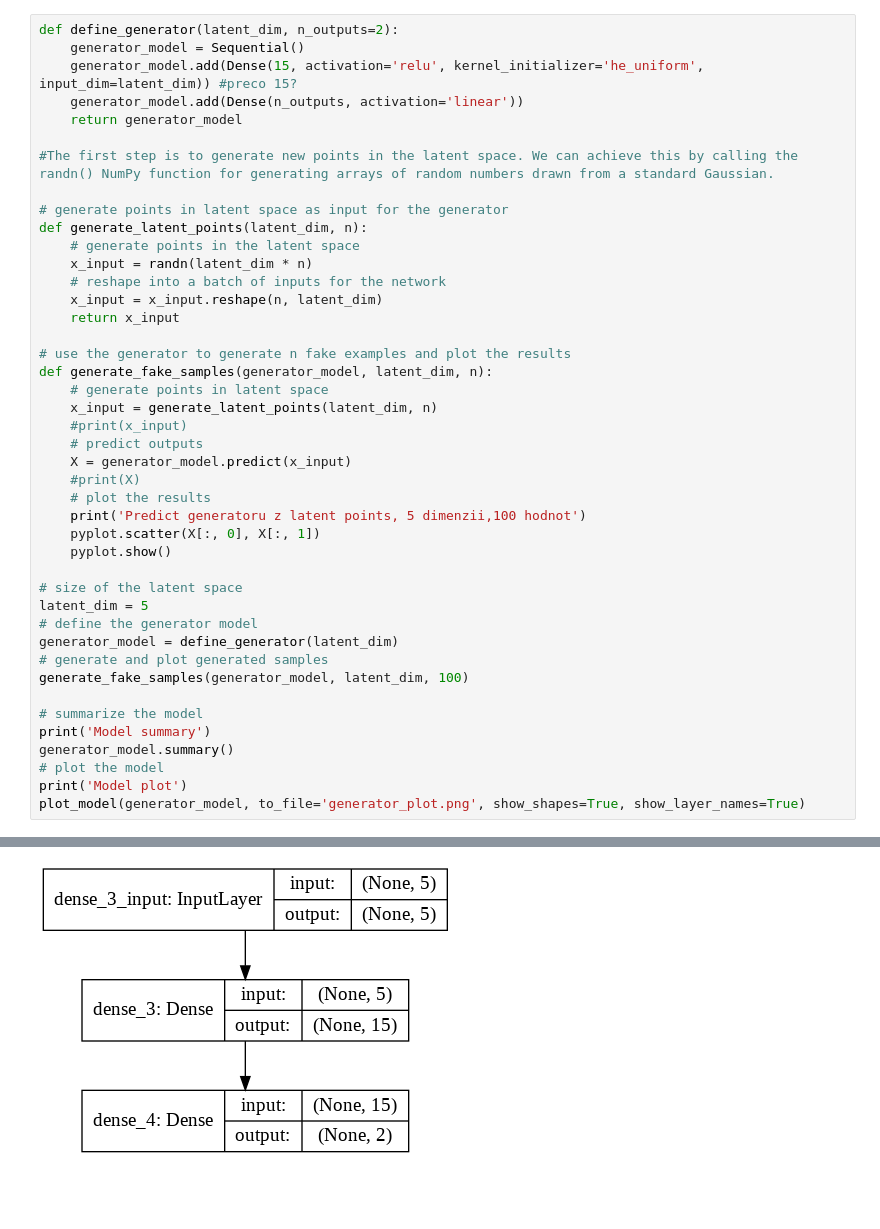
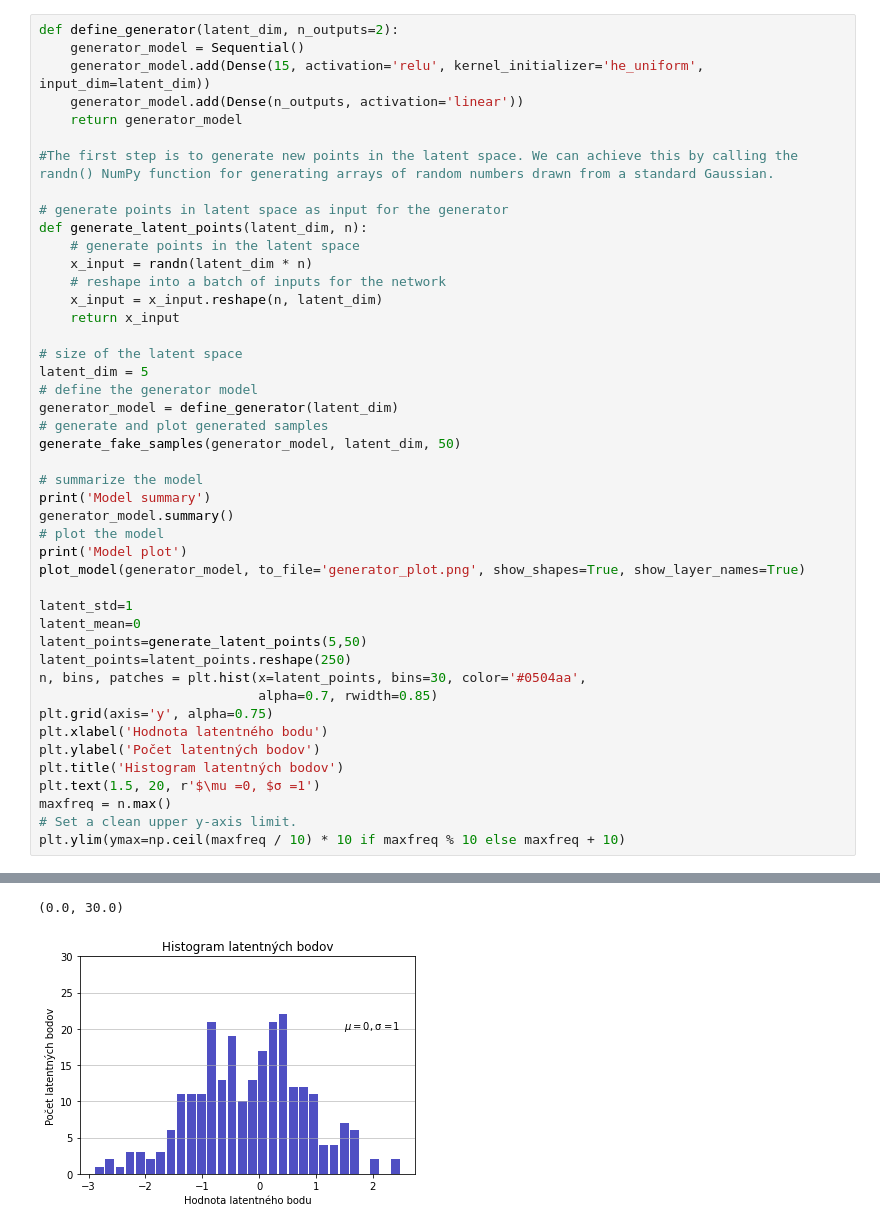
Before and after one commit to Shegy12/GAN-for-generating-artificial-ECG-data, a Jupyter notebook: GAN_1D_functions.ipynb, the cells around one changed output, grey strips where cells are left out. Drawn from its saved outputs; the diff is of its cells as text; blank space fills up the shorter version.

```diff
--- a/GAN_1D_functions.ipynb
+++ b/GAN_1D_functions.ipynb
@@ -247,7 +160,7 @@ The size of the latent dimension is parameterized in case we want to play with i
 # %%
 def define_generator(latent_dim, n_outputs=2):
 	generator_model = Sequential()
-	generator_model.add(Dense(15, activation='relu', kernel_initializer='he_uniform', input_dim=latent_dim)) #preco 15?
+	generator_model.add(Dense(15, activation='relu', kernel_initializer='he_uniform', input_dim=latent_dim))
 	generator_model.add(Dense(n_outputs, activation='linear'))
 	return generator_model
 
@@ -261,25 +174,12 @@ def generate_latent_points(latent_dim, n):
 	x_input = x_input.reshape(n, latent_dim)
 	return x_input
 
-# use the generator to generate n fake examples and plot the results
-def generate_fake_samples(generator_model, latent_dim, n):
-	# generate points in latent space
-	x_input = generate_latent_points(latent_dim, n)
-	#print(x_input)
-	# predict outputs
-	X = generator_model.predict(x_input)
-	#print(X)
-	# plot the results
-	print('Predict generatoru z latent points, 5 dimenzii,100 hodnot')
-	pyplot.scatter(X[:, 0], X[:, 1])
-	pyplot.show()
-
 # size of the latent space
 latent_dim = 5
 # define the generator model
 generator_model = define_generator(latent_dim)
 # generate and plot generated samples
-generate_fake_samples(generator_model, latent_dim, 100)
+generate_fake_samples(generator_model, latent_dim, 50)
 
 # summarize the model
 print('Model summary')
@@ -287,4 +187,19 @@ generator_model.summary()
 # plot the model
 print('Model plot')
 plot_model(generator_model, to_file='generator_plot.png', show_shapes=True, show_layer_names=True)
+
+latent_std=1
+latent_mean=0
+latent_points=generate_latent_points(5,50)
+latent_points=latent_points.reshape(250)
+n, bins, patches = plt.hist(x=latent_points, bins=30, color='#0504aa',
+                            alpha=0.7, rwidth=0.85)
+plt.grid(axis='y', alpha=0.75)
+plt.xlabel('Hodnota latentného bodu')
+plt.ylabel('Počet latentných bodov')
+plt.title('Histogram latentných bodov')
+plt.text(1.5, 20, r'$\mu =0, $σ =1')
+maxfreq = n.max()
+# Set a clean upper y-axis limit.
+plt.ylim(ymax=np.ceil(maxfreq / 10) * 10 if maxfreq % 10 else maxfreq + 10)
 # %% [output]
@@ -301,8 +216,9 @@ dense_4 (Dense)              (None, 2)                 32
 =================================================================
 Total params: 122
 Trainable params: 122
 Non-trainable params: 0
 _________________________________________________________________
 Model plot
+(0.0, 30.0)
-[figure, old version]
+[figure, new version]
 # %% [markdown]
```
Also changed, not shown: parts of 29 cells of this notebook.
